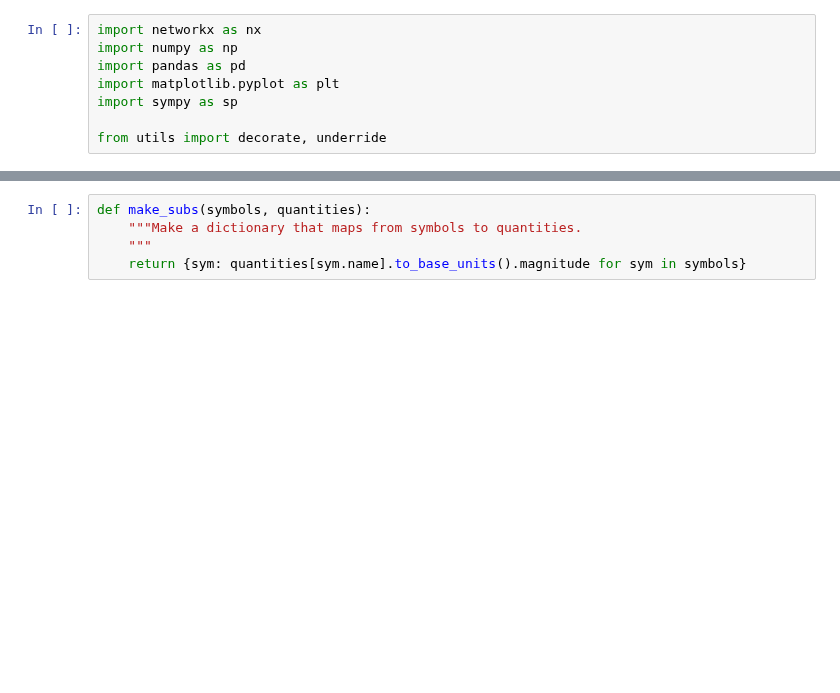
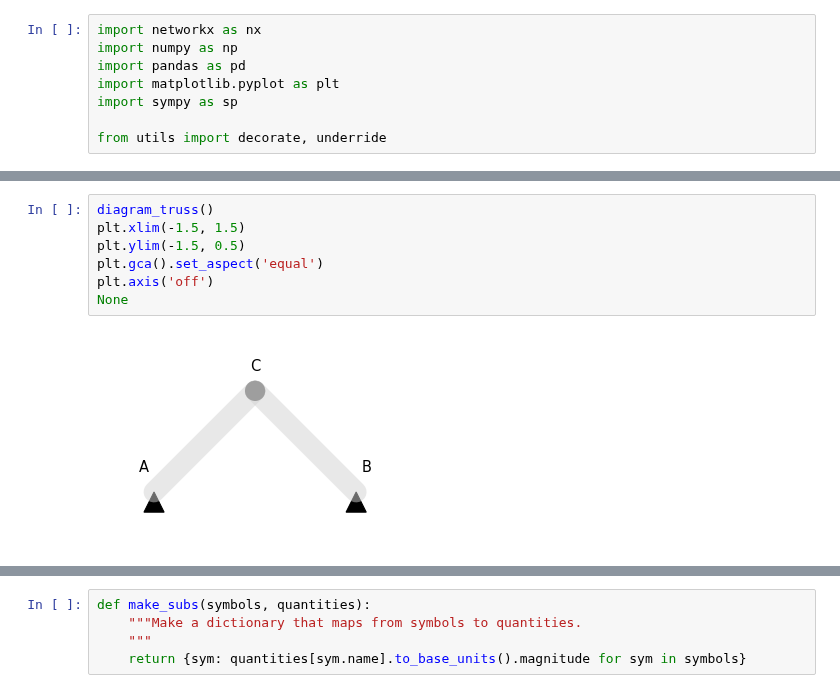
Before and after one commit to AllenDowney/ThinkLinearAlgebra, a Jupyter notebook: soln/truss.ipynb, the cells around one changed output, grey strips where cells are left out. Cells and saved outputs as stored; diff of their text form; blank space fills up the shorter version.

```diff
--- a/soln/truss.ipynb
+++ b/soln/truss.ipynb
@@ -59,0 +112,9 @@ from utils import decorate, underride
+# %%
+diagram_truss()
+plt.xlim(-1.5, 1.5)
+plt.ylim(-1.5, 0.5)
+plt.gca().set_aspect('equal')
+plt.axis('off')
+None
+# %% [output]
+[figure, added]
```
Also changed, not shown: parts of 34 cells of this notebook.
